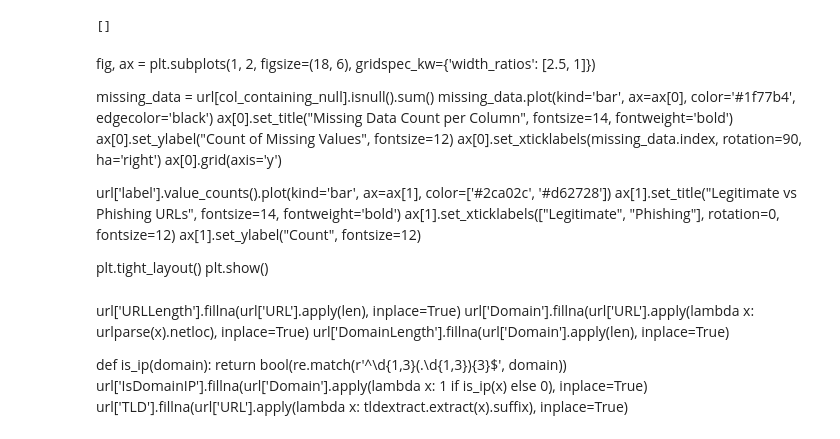
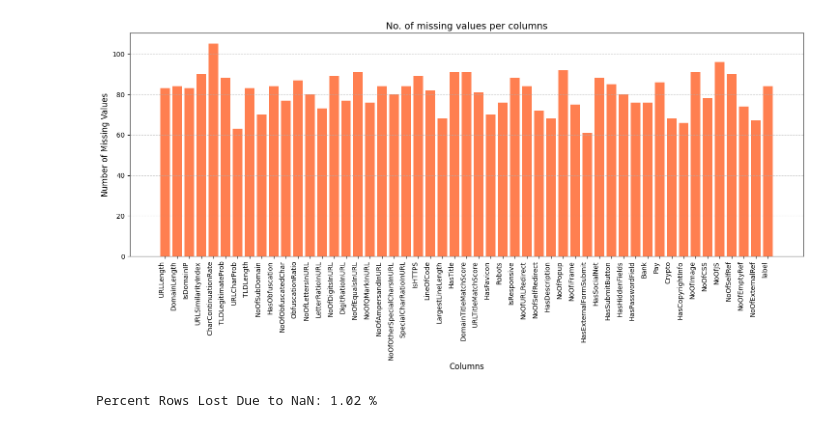
Before and after one commit to Somanshu-Mahajan/Phishing-URL-Detection, a Jupyter notebook: url.ipynb, the cells around one changed output. Drawn from its saved outputs; the diff is of its cells as text; code cells hidden in the pictures.

```diff
--- a/url.ipynb
+++ b/url.ipynb
@@ -11,3 +56,14 @@ url = pd.read_csv("PhiUSIIL_Phishing_URL_Dataset.csv")
+# %%
+url.rename(
+    columns={
+        "NoOfDegitsInURL": "NoOfDigitsInURL",
+        "DegitRatioInURL": "DigitRatioInURL",
+        "SpacialCharRatioInURL": "SpecialCharRatioInURL"
+    },
+    inplace=True
+)
+# %%
+url.drop(columns=['FILENAME'], inplace=True)
 # %%
 print(f"Total null values : {url.isnull().sum().sum()}")
 # %% [output]
@@ -14,0 +71,13 @@ Total null values : 0
+# %%
+null_dict = {col: url[col].isna().sum() for col in url.columns if url[col].isnull().sum() > 0}
+
+plt.figure(figsize=(18, 6))
+plt.bar(null_dict.keys(), null_dict.values(), color='coral')
+plt.title('No. of missing values per columns', fontsize=14)
+plt.xlabel('Columns', fontsize=12)
+plt.ylabel('Number of Missing Values', fontsize=12)
+plt.xticks(rotation=90, ha='right')
+plt.grid(axis='y', linestyle='--', alpha=0.6)
+plt.show()
+# %% [output]
+[figure, added]
@@ -15,31 +156,11 @@ Total null values : 0
+# %%
+rows_loss = (1 - url.shape[0] / total_row) * 100
+print(f"Percent Rows Lost Due to NaN: {rows_loss:.2f} %")
+# %% [output]
+Percent Rows Lost Due to NaN: 1.02 %
 # %%
-col_containing_null = [col for col in url.columns if url[col].isnull().sum() > 0]
-col_containing_null
+dist_feats = [col for col in url.select_dtypes(exclude='object').columns if url[col].nunique() > 2]
+
+skewness = []
+for col in dist_feats:
+    skewness.append(url[col].skew())
-# %% [output]
-[]
-# %% [markdown]
-fig, ax = plt.subplots(1, 2, figsize=(18, 6), gridspec_kw={'width_ratios': [2.5, 1]})
-
-missing_data = url[col_containing_null].isnull().sum()
-missing_data.plot(kind='bar', ax=ax[0], color='#1f77b4', edgecolor='black')
-ax[0].set_title("Missing Data Count per Column", fontsize=14, fontweight='bold')
-ax[0].set_ylabel("Count of Missing Values", fontsize=12)
-ax[0].set_xticklabels(missing_data.index, rotation=90, ha='right')
-ax[0].grid(axis='y')
-
-url['label'].value_counts().plot(kind='bar', ax=ax[1], color=['#2ca02c', '#d62728'])
-ax[1].set_title("Legitimate vs Phishing URLs", fontsize=14, fontweight='bold')
-ax[1].set_xticklabels(["Legitimate", "Phishing"], rotation=0, fontsize=12)
-ax[1].set_ylabel("Count", fontsize=12)
-
-plt.tight_layout()
-plt.show()
-# %% [markdown]
-url['URLLength'].fillna(url['URL'].apply(len), inplace=True)
-url['Domain'].fillna(url['URL'].apply(lambda x: urlparse(x).netloc), inplace=True)
-url['DomainLength'].fillna(url['Domain'].apply(len), inplace=True)
-
-def is_ip(domain):
-    return bool(re.match(r'^\d{1,3}(\.\d{1,3}){3}$', domain))
-url['IsDomainIP'].fillna(url['Domain'].apply(lambda x: 1 if is_ip(x) else 0), inplace=True)
-url['TLD'].fillna(url['URL'].apply(lambda x: tldextract.extract(x).suffix), inplace=True)
```
Also changed, not shown: parts of 30 cells of this notebook.
